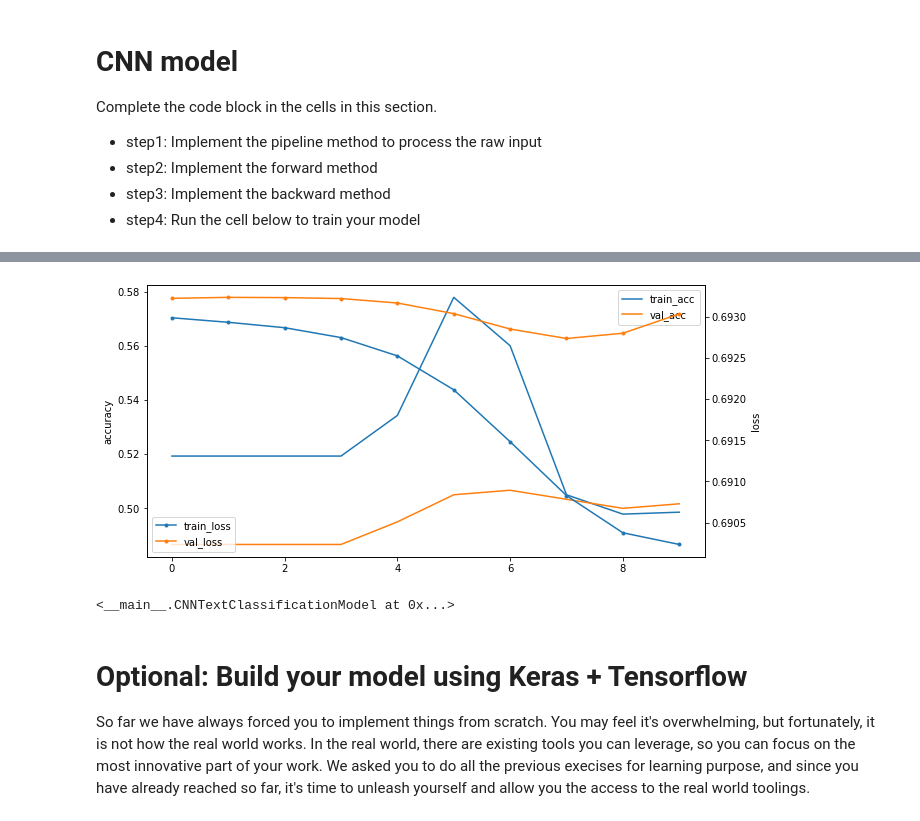
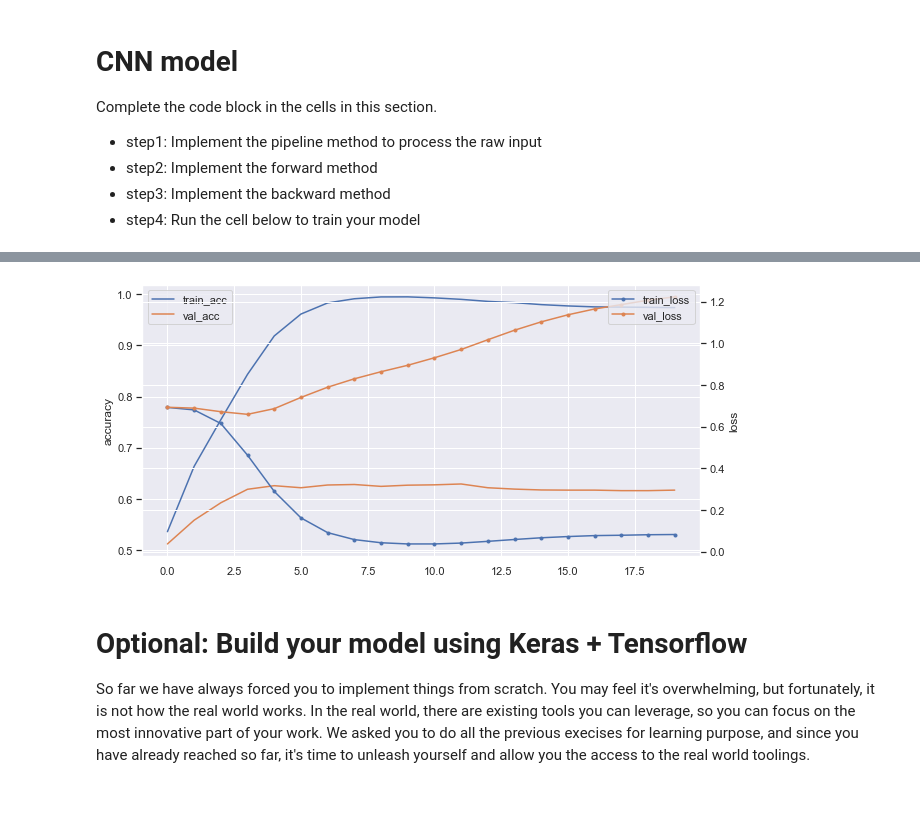
Before and after one commit to leonnnnnnnnnnnnn/NLP-HW-2021, a Jupyter notebook: HW02-CNN/hw02.ipynb, the cells around one changed output, grey strips where cells are left out. Drawn from its saved outputs; the diff is of its cells as text; code cells hidden in the pictures.

```diff
--- a/HW02-CNN/hw02.ipynb
+++ b/HW02-CNN/hw02.ipynb
@@ -445,0 +440,17 @@ train_score = cls.train(X_train, y_train, X_dev, y_dev, nEpoch=10, raw_text=Fals
+# %%
+"""
+This cell shows you how the model will be used, you have to finish the cell below before you
+can run this cell.
+
+Once the implementation is done, you should hype tune the parameters to find the best config
+
+Note I only selected 2000 data points to speed up debugging, you should use all the data to train the
+final model
+"""
+from sklearn.model_selection import train_test_split
+data = load_data("train.txt")
+vocab = read_vocab("vocab.txt")
+X, y = data.text, data.target
+X_train, X_dev, y_train, y_dev = train_test_split(X, y, test_size=0.3)
+cls = CNNTextClassificationModel(vocab, sentence_length=5, window_size=3, F=100, alpha=0.02)
+train_score = cls.train(X_train, y_train, X_dev, y_dev, nEpoch=20, batch_size=10)
@@ -450,13 +477,11 @@ import matplotlib.pyplot as plt
 # %%
 fig, ax = plt.subplots(figsize=(10, 5))
 _ = train_score.iloc[:, :2].plot(ax=ax)
 ax2 = ax.twinx()
 _ = train_score.iloc[:, 2:].plot(ax=ax2, style='.-')
 _ = ax.set_ylabel('accuracy')
 _ = ax2.set_ylabel('loss')
+_ = ax.legend(loc=2)
+_ = ax2.legend(loc=1)
 # %% [output]
-[figure, old version]
+[figure, new version]
-# %%
-cls
-# %% [output]
-<__main__.CNNTextClassificationModel at 0x...>
```
Also changed, not shown: parts of 31 cells of this notebook, 2 other files.
